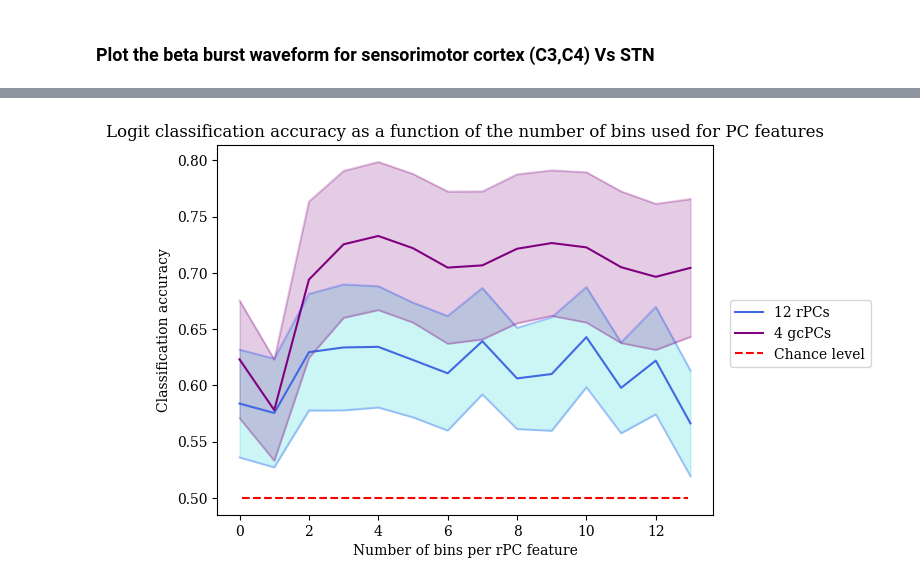
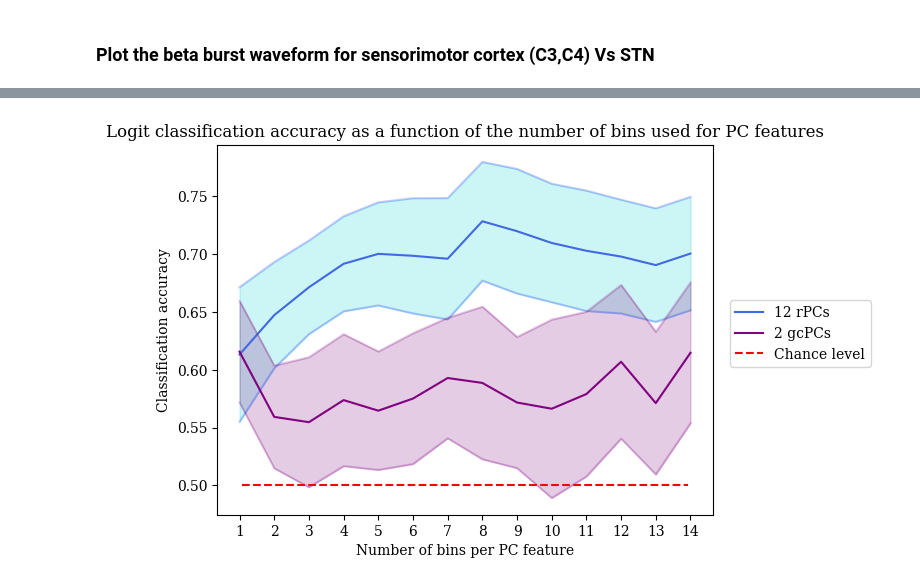
Before and after one commit to Jerem-loq/Beta_Bursts_Analysis_M2-Internship_Loquet-Bonaniuto, a Jupyter notebook: Group-Level_rPCA_vs_gcPCA-Acc_AsFunctionOf_Percentiles.ipynb, the cells around one changed output, grey strips where cells are left out. Saved outputs shown, nothing was run; the diff lists cells and outputs as text; code cells hidden in the pictures.

```diff
--- a/Group-Level_rPCA_vs_gcPCA-Acc_AsFunctionOf_Percentiles.ipynb
+++ b/Group-Level_rPCA_vs_gcPCA-Acc_AsFunctionOf_Percentiles.ipynb
@@ -176,9 +220,19 @@ def get_features_and_labels(gcPC_scores, bursts_dict, type_subs, cols_idx, n_bin
 
     return X, y
 # %%
-outlier_mask = reject_outliers(all_bursts['peak_amp_base'], m=3)
+outlier_mask = reject_outliers_by_subject_channel(
+    all_bursts,
+    value_key='peak_amp_base',
+    m=3,
+    scaling=False
+    )
+
 len_mask = len(outlier_mask)
-correct_bursts = {key: (value[outlier_mask] if len(value) == len_mask else value) for key, value in all_bursts.items()}
+
+correct_bursts = {
+    key: (value[outlier_mask] if len(value) == len_mask else value)
+    for key, value in all_bursts.items()
+    }
 
 # print(f"Original trials: {len(all_bursts['peak_amp_base'])}")
 # print(f"Corrected trials: {len(correct_bursts['peak_amp_base'])}")
@@ -323,30 +460,34 @@ Fold 10: Train subs: ['s02' 's04' 's05' 's06' 's07' 's08' 's10' 's15' 's16' 's17
 # %%
 # Plot accuracy with error bars (standard error of the mean across folds) as a function of the number of bins used for gcPC features
+
+# rPCA_accuracy = np.load('rPCA_outputs.npy', allow_pickle=True).item()['accuracy']
+# rPCA_var = np.load('rPCA_outputs.npy', allow_pickle=True).item()['variance']
 
 rPCA_upper = np.array(rPCA_accuracy) + np.array(rPCA_var) / np.sqrt(n_splits)
 rPCA_lower = np.array(rPCA_accuracy) - np.array(rPCA_var) / np.sqrt(n_splits)
 gcPCA_upper = np.array(gcPCA_accuracy) + np.array(gcPCA_var) / np.sqrt(n_splits)
 gcPCA_lower = np.array(gcPCA_accuracy) - np.array(gcPCA_var) / np.sqrt(n_splits)
 
 plt.plot(rPCA_accuracy, color='royalblue', label='12 rPCs')
-plt.plot(gcPCA_accuracy, color='purple', label='4 gcPCs')
+plt.plot(gcPCA_accuracy, color='purple', label='2 gcPCs')
 
 plt.plot(rPCA_upper, color='blue', alpha=0.2)
 plt.plot(rPCA_lower, color='blue',alpha=0.2)
 plt.plot(gcPCA_upper, color='purple', alpha=0.2)
 plt.plot(gcPCA_lower, color='purple',alpha=0.2)
 
 plt.fill_between(n_bins-1, rPCA_lower, rPCA_upper, color='darkturquoise', alpha=0.2)
 plt.fill_between(n_bins-1, gcPCA_lower, gcPCA_upper, color='purple', alpha=0.2)
 
 plt.axhline(0.5, xmin=0.05, xmax=0.95, color='red', linestyle='--', label='Chance level')
-plt.xlabel('Number of bins per rPC feature')
+plt.xlabel('Number of bins per PC feature')
+plt.xticks(n_bins-1, labels=[f'{int(x+1)}' for x in n_bins-1])
 plt.ylabel('Classification accuracy')
 plt.title('Logit classification accuracy as a function of the number of bins used for PC features')
 plt.legend(bbox_to_anchor=(1.02, 0.6))
 plt.show()
 # %% [output]
-[figure, old version]
+[figure, new version]
 # %%
 # TODO: Compare with traditional time-frequency analysis (nub of bursts, peak_ampl_burst, ...) results
 # Great results with rPCA but what about the traditi methods?
```
Also changed, not shown: parts of 3 cells of this notebook, 2 other files.
